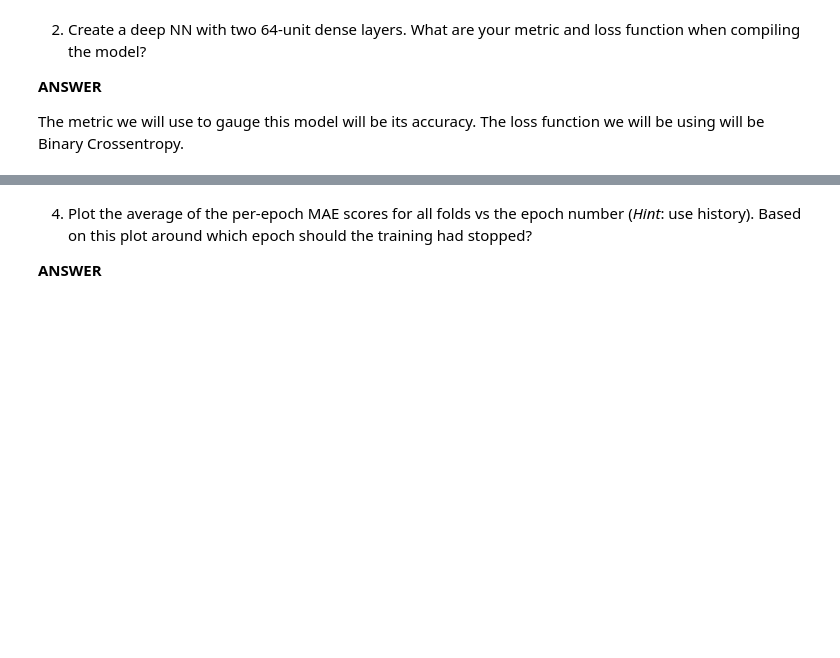
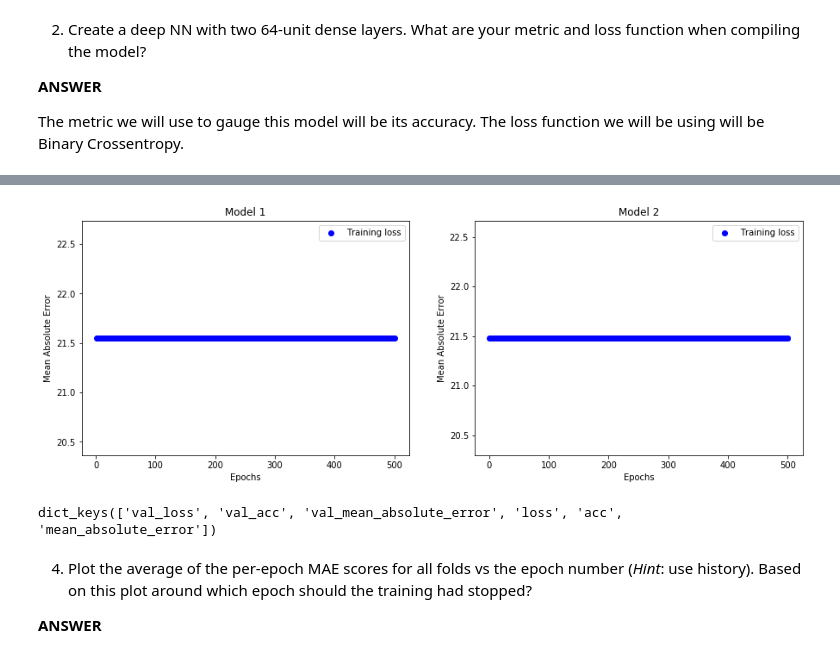
Before and after one commit to tnorlund/AdvMLHW1, a Jupyter notebook: Homework.ipynb, the cells around one changed output, grey strips where cells are left out. Cells and saved outputs as stored; diff of their text form; code cells hidden in the pictures; blank space fills up the shorter version.

```diff
--- a/Homework.ipynb
+++ b/Homework.ipynb
@@ -353,3 +364,30 @@ plt.show()
+# %%
+epochs = range(1, len(histories[0].history["mean_absolute_error"]) + 1)
+fig = plt.figure(figsize=(15,5))
+ax_left = fig.add_subplot(121)
+ax_right = fig.add_subplot(122)
+
+ax_left.plot(epochs, histories[0].history["val_mean_absolute_error"], "bo", label="Training loss")
+# ax_left.plot(epochs, hist1.history["val_loss"], "b", label="Validation loss")
+ax_left.title.set_text("Model 1")
+ax_left.set_xlabel("Epochs")
+ax_left.set_ylabel("Mean Absolute Error")
+ax_left.legend()
+
+ax_right.plot(epochs, histories[1].history["val_mean_absolute_error"], "bo", label="Training loss")
+# ax_right.plot(epochs, hist2.history["val_loss"], "b", label="Validation loss")
+ax_right.title.set_text("Model 2")
+ax_right.set_xlabel("Epochs")
+ax_right.set_ylabel("Mean Absolute Error")
+ax_right.legend()
+plt.show()
+# histories[1].history[]
+# %% [output]
+[figure, added]
+# %%
+print(histories[0].history.keys())
+# %% [output]
+dict_keys(['val_loss', 'val_acc', 'val_mean_absolute_error', 'loss', 'acc', 'mean_absolute_error'])
 # %% [markdown]
 4. Plot the average of the per-epoch MAE scores for all folds vs the epoch number (*Hint*: use history). Based on this plot around which epoch should the training had stopped?
 
```
Also changed, not shown: parts of 10 cells of this notebook, 1 other file.
